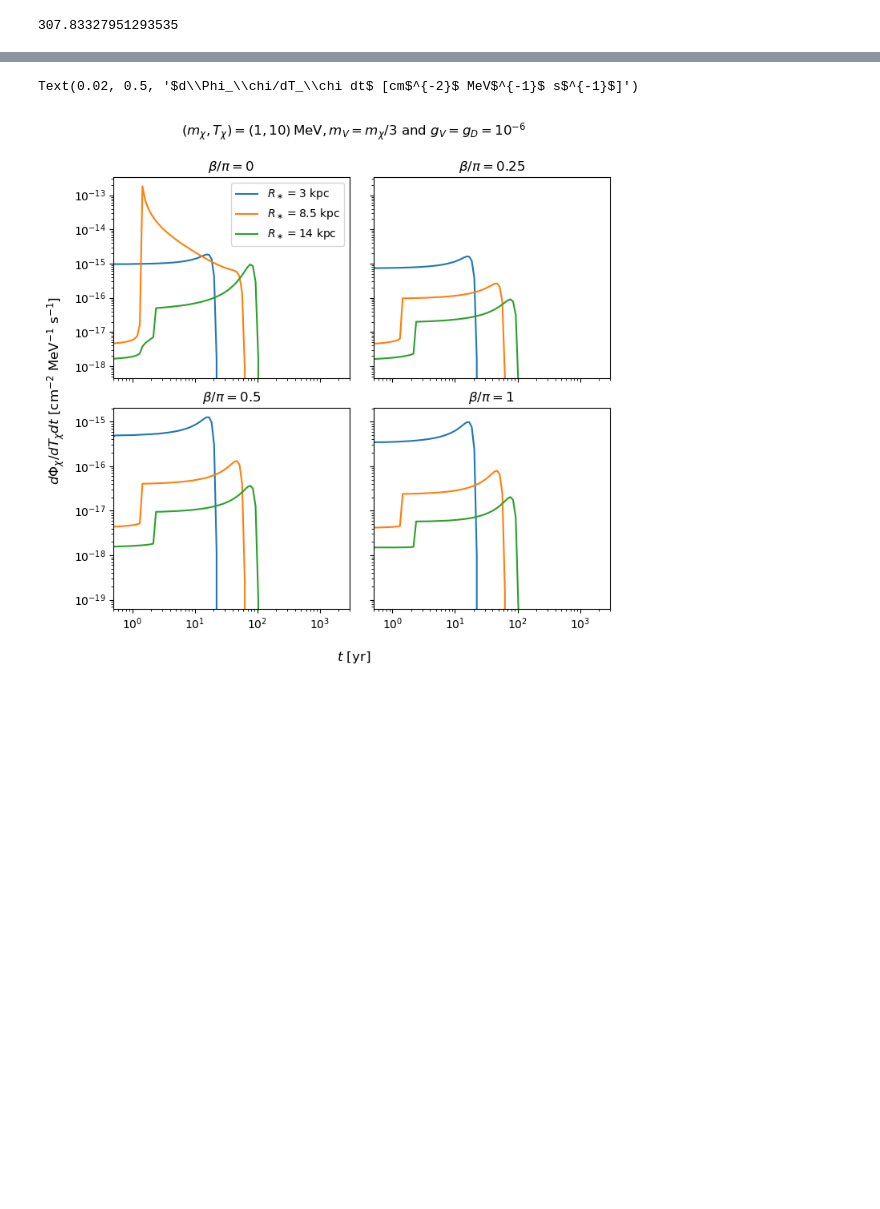
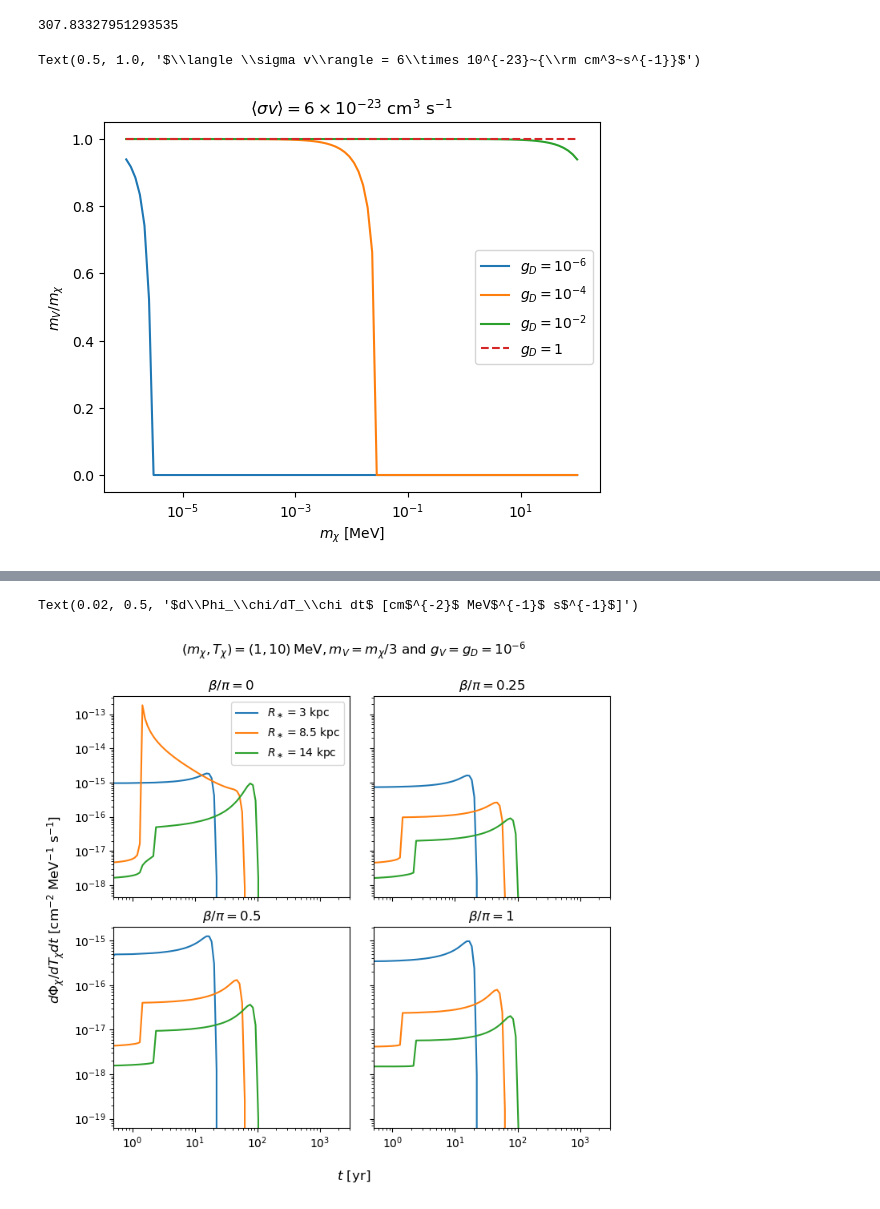
Before and after one commit to yenhsunlin/SNnuBDM2, a Jupyter notebook: src/plot.ipynb, the cells around one changed output, grey strips where cells are left out. Drawn from its saved outputs; the diff is of its cells as text; code cells hidden in the pictures; blank space fills up the shorter version.

```diff
--- a/src/plot.ipynb
+++ b/src/plot.ipynb
@@ -13,3 +13,13 @@ quad(lambda r:nx(r,1),1e-5,200)[0]/200
 307.83327951293535
 # %%
 from scipy.optimize import root_scalar
+# %%
+def findmv(mx,gD,sigv=6e-26):
+    kappa = 2*np.pi*sigv/lightSpeed/gD**4
+    def _targetFunc(mV):
+        return (mx**2 - mV**2)*np.sqrt(1 - mV**2/mx**2)/(mV**2 - 2*mx**2)**2*to_cm2 - kappa
+    try:
+        mV = root_scalar(_targetFunc,method='brentq',bracket=[0,mx]).root
+    except:
+        mV = 0
+    return mV
@@ -15,0 +38,30 @@ from scipy.optimize import root_scalar
+# %%
+gD_list = [1e-6,1e-4,1e-2,1]
+mx_list = np.logspace(-6,2,100)
+mV_list_gDm6 = []
+mV_list_gDm4 = []
+mV_list_gDm2 = []
+mV_list_gD1 = []
+for mx in mx_list:
+    mV_list_gDm6.append(findmv(mx,1e-6))
+    mV_list_gDm4.append(findmv(mx,1e-4))
+    mV_list_gDm2.append(findmv(mx,1e-2))
+    mV_list_gD1.append(findmv(mx,1))
+mV_list_gDm6 = np.array(mV_list_gDm6)
+mV_list_gDm4 = np.array(mV_list_gDm4)
+mV_list_gDm2 = np.array(mV_list_gDm2)
+mV_list_gD1 = np.array(mV_list_gD1)
+# %%
+plt.plot(mx_list,mV_list_gDm6/mx_list,label=r'$g_D=10^{-6}$')
+plt.plot(mx_list,mV_list_gDm4/mx_list,label=r'$g_D=10^{-4}$')
+plt.plot(mx_list,mV_list_gDm2/mx_list,label=r'$g_D=10^{-2}$')
+plt.plot(mx_list,mV_list_gD1/mx_list,'--',label=r'$g_D=1$')
+plt.xscale('log')
+plt.legend()
+plt.xlabel(r'$m_\chi$ [MeV]')
+plt.ylabel(r'$m_V/m_\chi$')
+plt.title(r'$\langle \sigma v\rangle = 6\times 10^{-23}~{\rm cm^3~s^{-1}}$')
+#plt.savefig('mV_over_mx.pdf',bbox_inches='tight')
+# %% [output]
+Text(0.5, 1.0, '$\\langle \\sigma v\\rangle = 6\\times 10^{-23}~{\\rm cm^3~s^{-1}}$')
+[figure, added]
```
Also changed, not shown: parts of 7 cells of this notebook, 6 other files.
